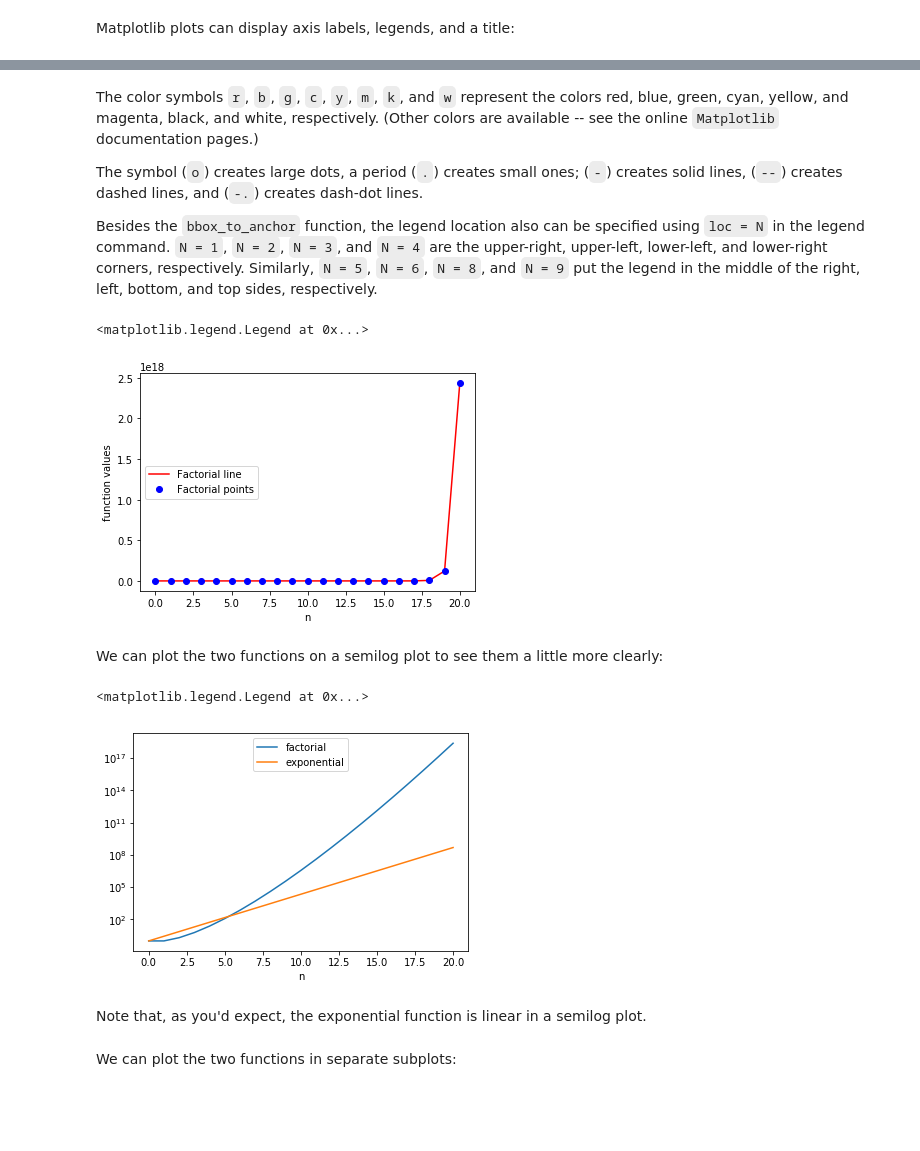
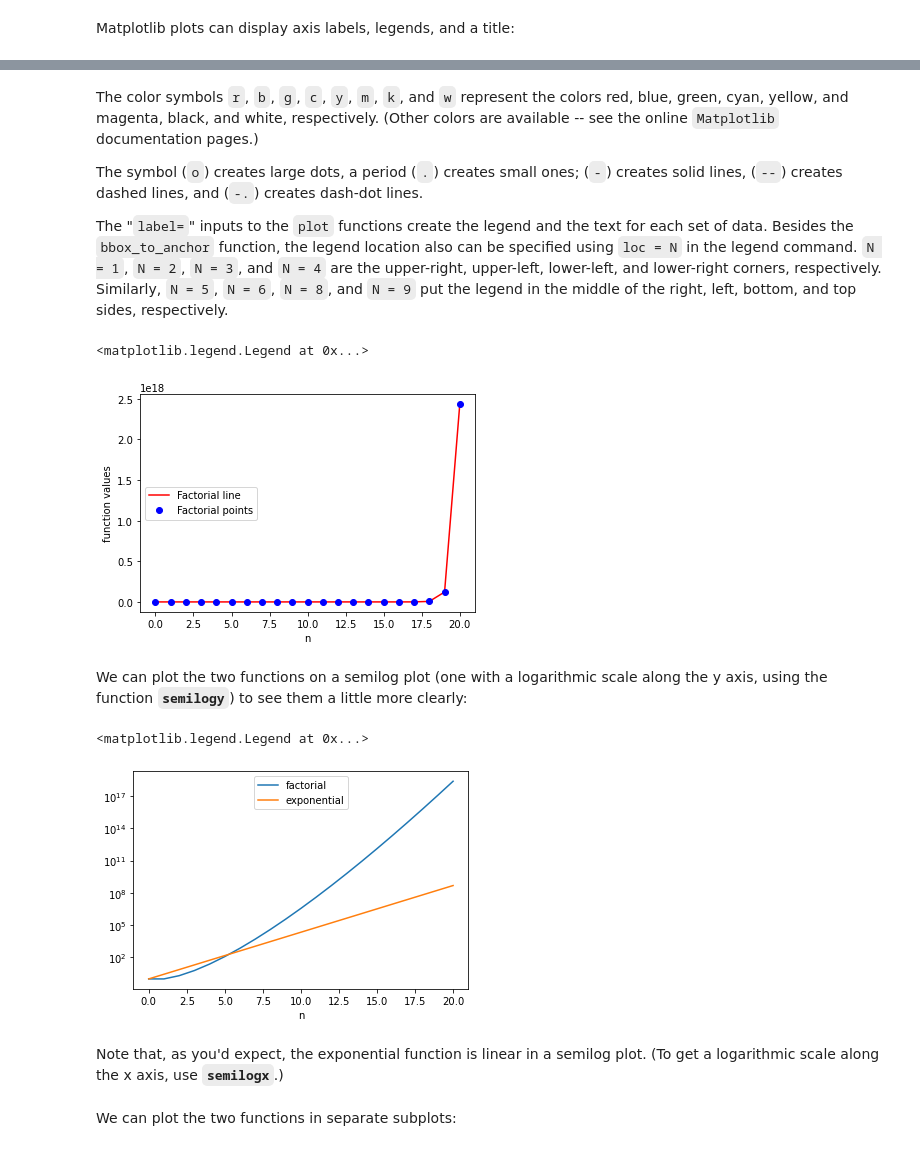
Before and after one commit to BrynMawrCollege/TIDES, a Jupyter notebook: notebooks/Computational_Module-01B-PythonIntro.ipynb, the cells around one changed output, grey strips where cells are left out. Saved outputs shown, nothing was run; the diff lists cells and outputs as text; code cells hidden in the pictures; blank space fills up the shorter version.

```diff
--- a/notebooks/Computational_Module-01B-PythonIntro.ipynb
+++ b/notebooks/Computational_Module-01B-PythonIntro.ipynb
@@ -849,0 +846,8 @@ The first five values of the exponential function:
+# %%
+ilist = []                            # create empty list
+print("Initial list:", ilist, '\n')   # show that initial list is empty
+
+for i in range(3):
+    ilist.append(i)
+
+print("Final list: ", ilist)          # print complete list
@@ -849,0 +862,8 @@ The first five values of the exponential function:
+# %%
+import math
+explist = []                      # create empty list
+
+for i in range(21):
+    explist.append(math.e ** i)   # append element e**i to the list as i runs from 0 to 20
+
+print(explist)
@@ -849,0 +874,5 @@ The first five values of the exponential function:
+# %%
+intarray = np.arange(0,21,1,'i')   # array of integers 0 --> 20
+
+explist = np.exp(intarray)         # compute exponentials of all array elements
+print(explist)
@@ -852,7 +890,8 @@ Next let's generate the factorials:
 # %%
-facts = []                         # create list
+factlist = []                             # create empty list
+
 for i in range(21):
-    facts.append(math.factorial(i))     # compute newest value and append to list
+    factlist.append(math.factorial(i))    # compute newest value and append to list
 
-print("The first five values of the factorial function: \n", facts[:5])   # the first five values
+print(factlist)
 # %% [output]
@@ -910,29 +959,29 @@ The color symbols `r`, `b`, `g`, `c`, `y`, `m`, `k`, and `w` represent the color
 
 The symbol (`o`) creates large dots, a period (`.`) creates small ones; (`-`) creates solid lines, (`--`) creates dashed lines, and (`-.`) creates dash-dot lines.
 
-Besides the `bbox_to_anchor` function, the legend location also can be specified using `loc = N` in the legend command.  `N = 1`, `N = 2`, `N = 3`, and `N = 4` are the upper-right, upper-left, lower-left, and lower-right corners, respectively.  Similarly, `N = 5`, `N = 6`, `N = 8`, and `N = 9` put the legend in the middle of the right, left, bottom, and top sides, respectively.
+The "`label=`" inputs to the `plot` functions create the legend and the text for each set of data.  Besides the `bbox_to_anchor` function, the legend location also can be specified using `loc = N` in the legend command.  `N = 1`, `N = 2`, `N = 3`, and `N = 4` are the upper-right, upper-left, lower-left, and lower-right corners, respectively.  Similarly, `N = 5`, `N = 6`, `N = 8`, and `N = 9` put the legend in the middle of the right, left, bottom, and top sides, respectively.
 # %%
-plot(facts,'r-',label="Factorial line")
-plot(facts,'bo',label="Factorial points")
+plot(factlist,'r-',label="Factorial line")
+plot(factlist,'bo',label="Factorial points")
 xlabel("n")
 ylabel("function values")
-legend(loc=6)
+legend(loc=6)                                     # position legend in middle of left side of plot frame
 # %% [output]
 <matplotlib.legend.Legend at 0x...>
-[figure, old version]
+[figure, new version]
 # %% [markdown]
 
-We can plot the two functions on a semilog plot to see them a little more clearly:
+We can plot the two functions on a semilog plot (one with a logarithmic scale along the y axis, using the function **`semilogy`**) to see them a little more clearly:
 # %%
-semilogy(facts,label="factorial")
-semilogy(expon,label="exponential")
+semilogy(factlist,label="factorial")
+semilogy(explist,label="exponential")
 xlabel("n")
 legend(loc=9)
 # %% [output]
 <matplotlib.legend.Legend at 0x...>
-[figure, old version]
+[figure, new version]
 # %% [markdown]
-Note that, as you'd expect, the exponential function is linear in a semilog plot.
+Note that, as you'd expect, the exponential function is linear in a semilog plot.  (To get a logarithmic scale along the x axis, use **`semilogx`**.)
 # %% [markdown]
 We can plot the two functions in separate subplots:
 # %%
```
Also changed, not shown: parts of 95 cells of this notebook.
